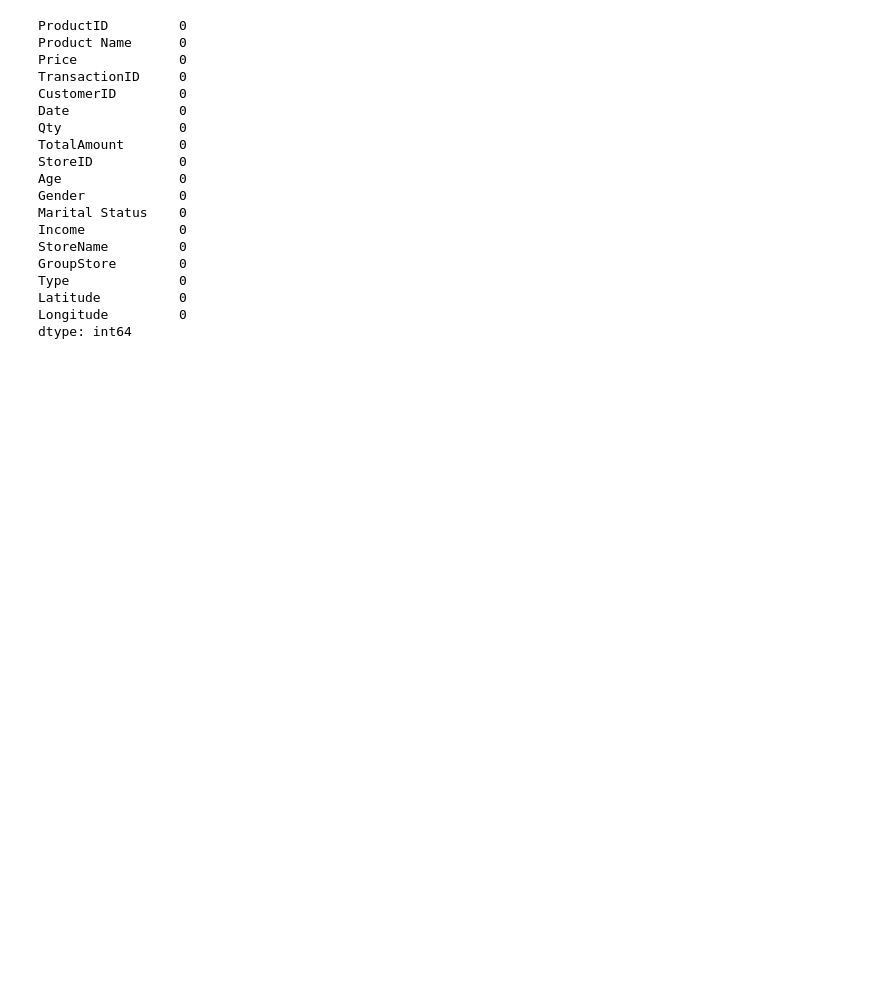
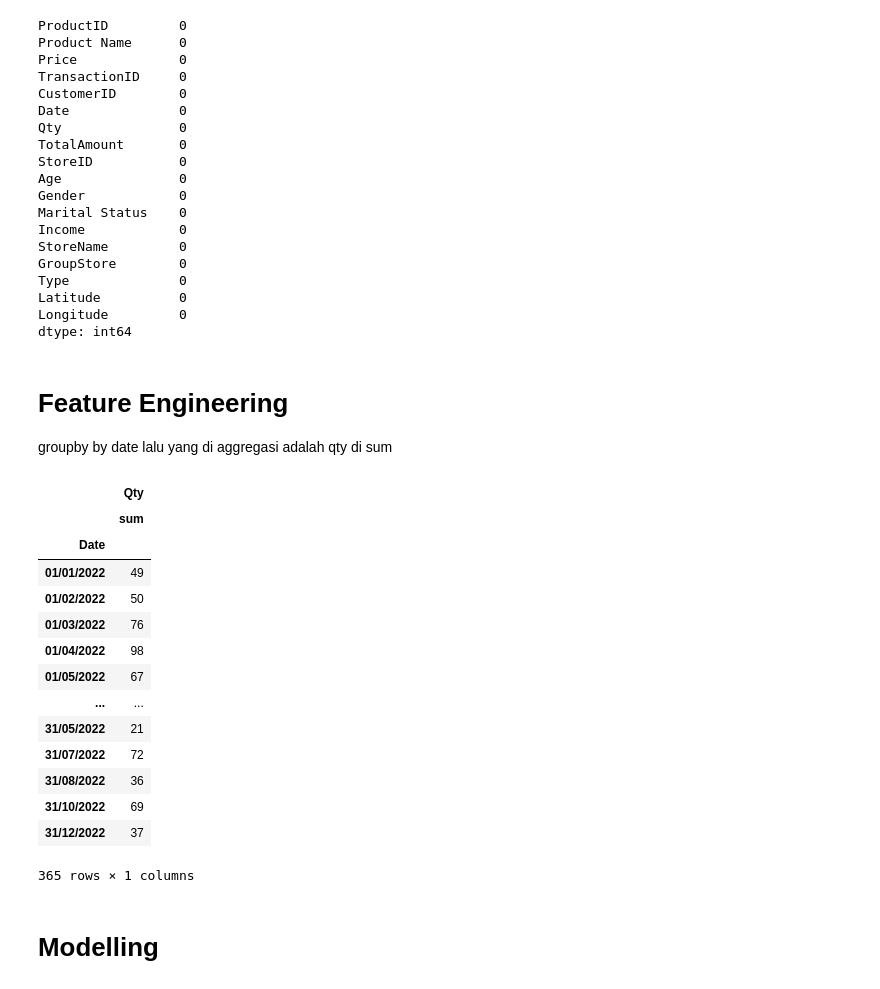
Before and after one commit to marginbridge/VIX-Kalbe-Nutritionals, a Jupyter notebook: regression_(time_series).ipynb, the cells around one changed output. Drawn from its saved outputs; the diff is of its cells as text; code cells hidden in the pictures; blank space fills up the shorter version.

Commit message:
update feature engineering

```diff
--- a/regression_(time_series).ipynb
+++ b/regression_(time_series).ipynb
@@ -281,3 +281,29 @@ Type              0
 Latitude          0
 Longitude         0
 dtype: int64
+# %%
+df_merged = df3.copy()
+# %% [markdown]
+# Feature Engineering
+groupby by
+date lalu yang di aggregasi adalah qty di sum
+# %%
+df_merged.groupby('Date').agg({'Qty':['sum']})
+# %% [output]
+|  | Qty |
+|  | sum |
+| Date |  |
+| 01/01/2022 | 49 |
+| 01/02/2022 | 50 |
+| 01/03/2022 | 76 |
+| 01/04/2022 | 98 |
+| 01/05/2022 | 67 |
+| ... | ... |
+| 31/05/2022 | 21 |
+| 31/07/2022 | 72 |
+| 31/08/2022 | 36 |
+| 31/10/2022 | 69 |
+| 31/12/2022 | 37 |
+365 rows × 1 columns
+# %% [markdown]
+# Modelling
```
Also changed, not shown: parts of 1 cell of this notebook.
